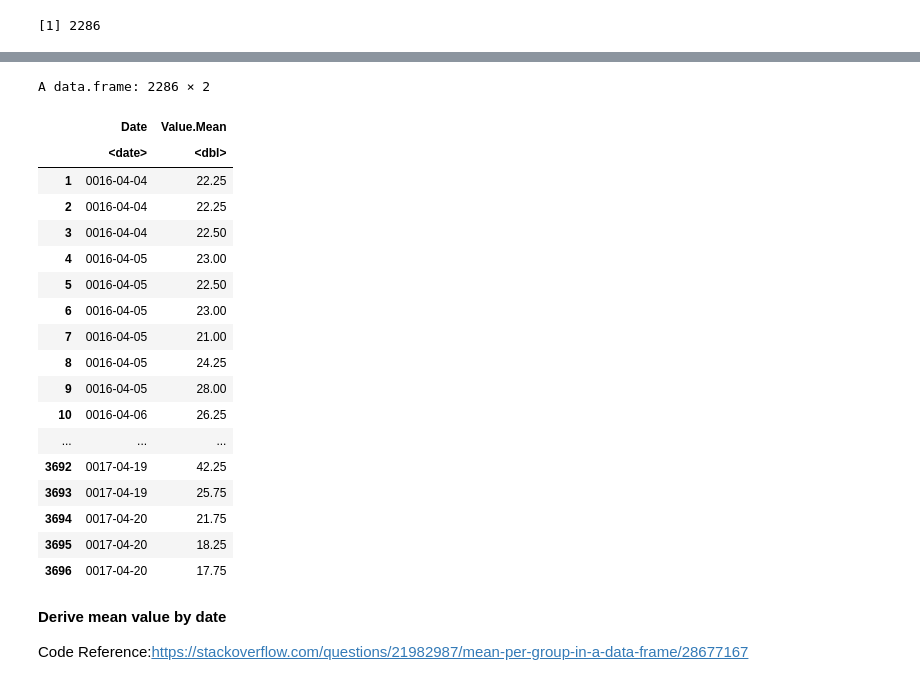
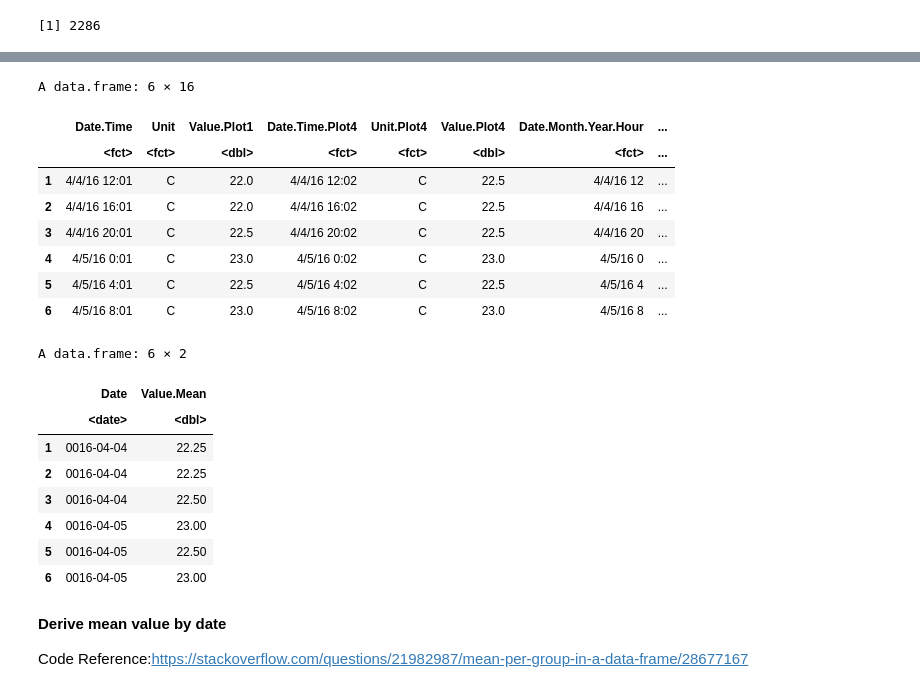
Before and after one commit to bioatmosphere/microbiome-climate-gradient, a Jupyter notebook: inputs/site_information/soil_temperature.ipynb, the cells around one changed output, grey strips where cells are left out. Saved outputs shown, nothing was run; the diff lists cells and outputs as text; code cells hidden in the pictures.

```diff
--- a/inputs/site_information/soil_temperature.ipynb
+++ b/inputs/site_information/soil_temperature.ipynb
@@ -126,26 +127,28 @@ A data.frame: 2286 × 16
+# %%
+head(desert.temp)
+# %% [output]
+A data.frame: 6 × 16
+|  | Date.Time | Unit | Value.Plot1 | Date.Time.Plot4 | Unit.Plot4 | Value.Plot4 | Date.Month.Year.Hour | ... |
+|  | <fct> | <fct> | <dbl> | <fct> | <fct> | <dbl> | <fct> | ... |
+| 1 | 4/4/16 12:01 | C | 22.0 | 4/4/16 12:02 | C | 22.5 | 4/4/16 12 | ... |
+| 2 | 4/4/16 16:01 | C | 22.0 | 4/4/16 16:02 | C | 22.5 | 4/4/16 16 | ... |
+| 3 | 4/4/16 20:01 | C | 22.5 | 4/4/16 20:02 | C | 22.5 | 4/4/16 20 | ... |
+| 4 | 4/5/16 0:01 | C | 23.0 | 4/5/16 0:02 | C | 23.0 | 4/5/16 0 | ... |
+| 5 | 4/5/16 4:01 | C | 22.5 | 4/5/16 4:02 | C | 22.5 | 4/5/16 4 | ... |
+| 6 | 4/5/16 8:01 | C | 23.0 | 4/5/16 8:02 | C | 23.0 | 4/5/16 8 | ... |
 # %%
 desert.temp0 <- desert.temp[c('Date','Value.Mean')]
-desert.temp0
+head(desert.temp0)
 # %% [output]
-A data.frame: 2286 × 2
+A data.frame: 6 × 2
 |  | Date | Value.Mean |
 |  | <date> | <dbl> |
 | 1 | 0016-04-04 | 22.25 |
 | 2 | 0016-04-04 | 22.25 |
 | 3 | 0016-04-04 | 22.50 |
 | 4 | 0016-04-05 | 23.00 |
 | 5 | 0016-04-05 | 22.50 |
 | 6 | 0016-04-05 | 23.00 |
-| 7 | 0016-04-05 | 21.00 |
-| 8 | 0016-04-05 | 24.25 |
-| 9 | 0016-04-05 | 28.00 |
-| 10 | 0016-04-06 | 26.25 |
-| ... | ... | ... |
-| 3692 | 0017-04-19 | 42.25 |
-| 3693 | 0017-04-19 | 25.75 |
-| 3694 | 0017-04-20 | 21.75 |
-| 3695 | 0017-04-20 | 18.25 |
-| 3696 | 0017-04-20 | 17.75 |
 # %% [markdown]
 **Derive mean value by date**
 
```
Also changed, not shown: parts of 9 cells of this notebook.
